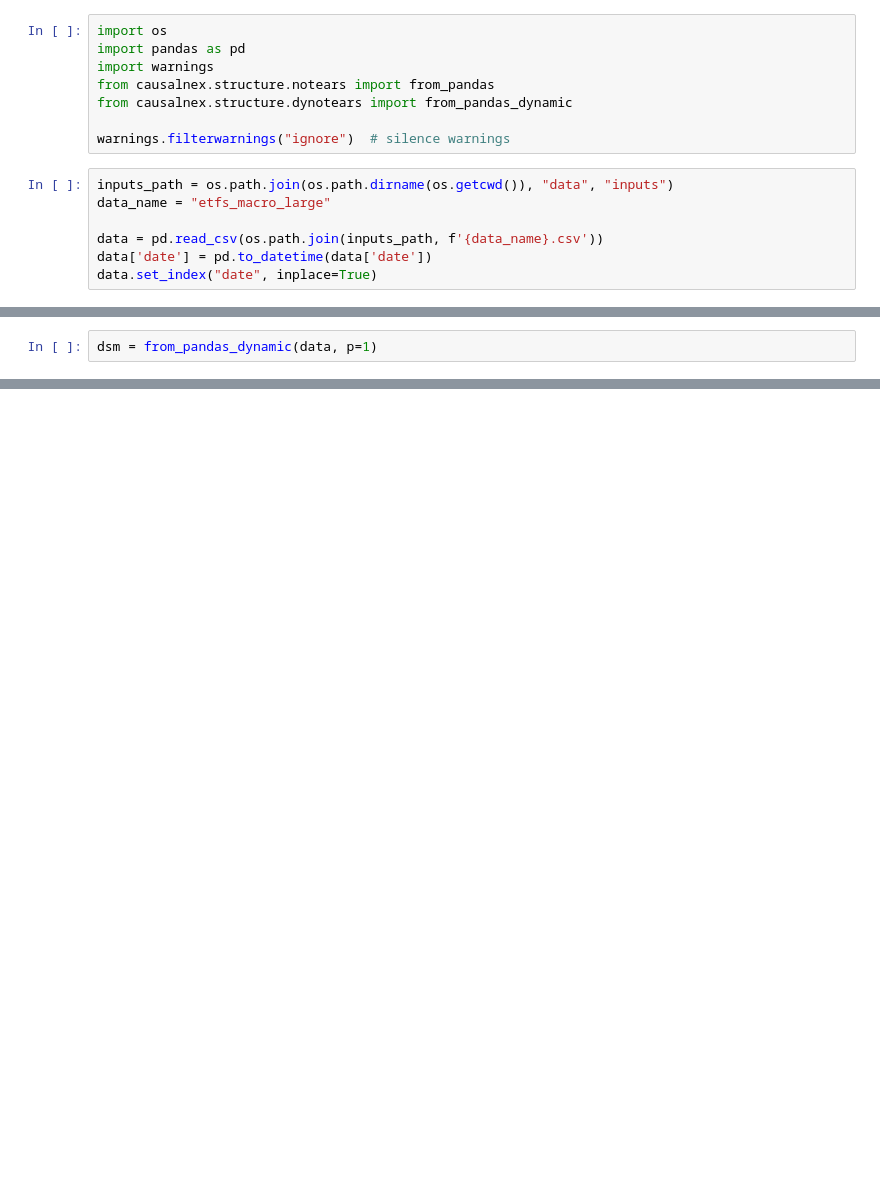
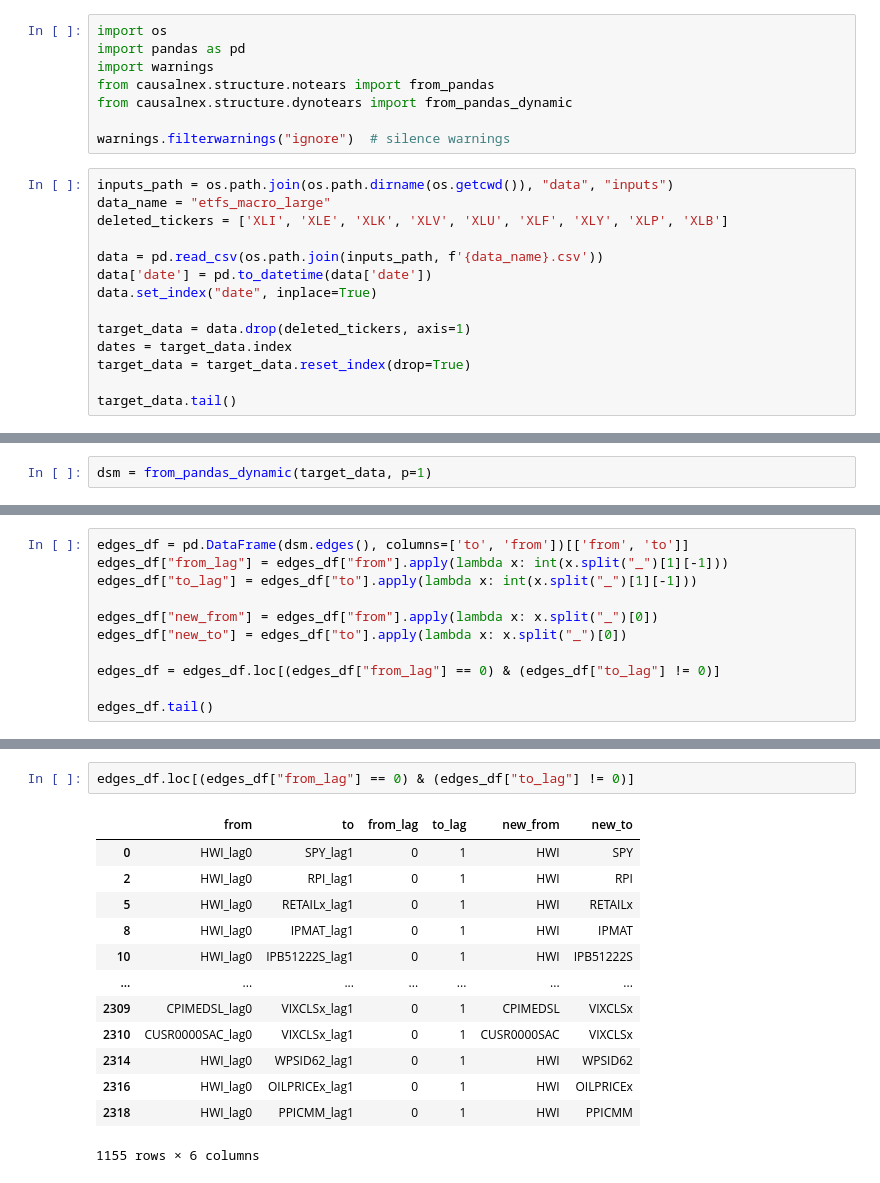
Before and after one commit to dcuoliveira/cml-fin, a Jupyter notebook: src/drafs/test_dynotears.ipynb, the cells around one changed output, grey strips where cells are left out. Drawn from its saved outputs; the diff is of its cells as text; blank space fills up the shorter version.

```diff
--- a/src/drafs/test_dynotears.ipynb
+++ b/src/drafs/test_dynotears.ipynb
@@ -9,7 +9,14 @@ warnings.filterwarnings("ignore")  # silence warnings
 # %%
 inputs_path = os.path.join(os.path.dirname(os.getcwd()), "data", "inputs")
 data_name = "etfs_macro_large"
+deleted_tickers = ['XLI', 'XLE', 'XLK', 'XLV', 'XLU', 'XLF', 'XLY', 'XLP', 'XLB']
 
 data = pd.read_csv(os.path.join(inputs_path, f'{data_name}.csv'))
 data['date'] = pd.to_datetime(data['date'])
 data.set_index("date", inplace=True)
+
+target_data = data.drop(deleted_tickers, axis=1)
+dates = target_data.index
+target_data = target_data.reset_index(drop=True)
+
+target_data.tail()
@@ -18,2 +31,2 @@ sm = from_pandas(data)
 # %%
-dsm = from_pandas_dynamic(data, p=1)
+dsm = from_pandas_dynamic(target_data, p=1)
@@ -38,0 +37,11 @@ data
+# %%
+edges_df = pd.DataFrame(dsm.edges(), columns=['to', 'from'])[['from', 'to']]
+edges_df["from_lag"] = edges_df["from"].apply(lambda x: int(x.split("_")[1][-1]))
+edges_df["to_lag"] = edges_df["to"].apply(lambda x: int(x.split("_")[1][-1]))
+
+edges_df["new_from"] = edges_df["from"].apply(lambda x: x.split("_")[0])
+edges_df["new_to"] = edges_df["to"].apply(lambda x: x.split("_")[0])
+
+edges_df = edges_df.loc[(edges_df["from_lag"] == 0) & (edges_df["to_lag"] != 0)]
+
+edges_df.tail()
@@ -38,0 +55,16 @@ data
+# %%
+edges_df.loc[(edges_df["from_lag"] == 0) & (edges_df["to_lag"] != 0)]
+# %% [output]
+|  | from | to | from_lag | to_lag | new_from | new_to |
+| 0 | HWI_lag0 | SPY_lag1 | 0 | 1 | HWI | SPY |
+| 2 | HWI_lag0 | RPI_lag1 | 0 | 1 | HWI | RPI |
+| 5 | HWI_lag0 | RETAILx_lag1 | 0 | 1 | HWI | RETAILx |
+| 8 | HWI_lag0 | IPMAT_lag1 | 0 | 1 | HWI | IPMAT |
+| 10 | HWI_lag0 | IPB51222S_lag1 | 0 | 1 | HWI | IPB51222S |
+| ... | ... | ... | ... | ... | ... | ... |
+| 2309 | CPIMEDSL_lag0 | VIXCLSx_lag1 | 0 | 1 | CPIMEDSL | VIXCLSx |
+| 2310 | CUSR0000SAC_lag0 | VIXCLSx_lag1 | 0 | 1 | CUSR0000SAC | VIXCLSx |
+| 2314 | HWI_lag0 | WPSID62_lag1 | 0 | 1 | HWI | WPSID62 |
+| 2316 | HWI_lag0 | OILPRICEx_lag1 | 0 | 1 | HWI | OILPRICEx |
+| 2318 | HWI_lag0 | PPICMM_lag1 | 0 | 1 | HWI | PPICMM |
+1155 rows × 6 columns
```
Also changed, not shown: parts of 8 cells of this notebook, 3 other files.
